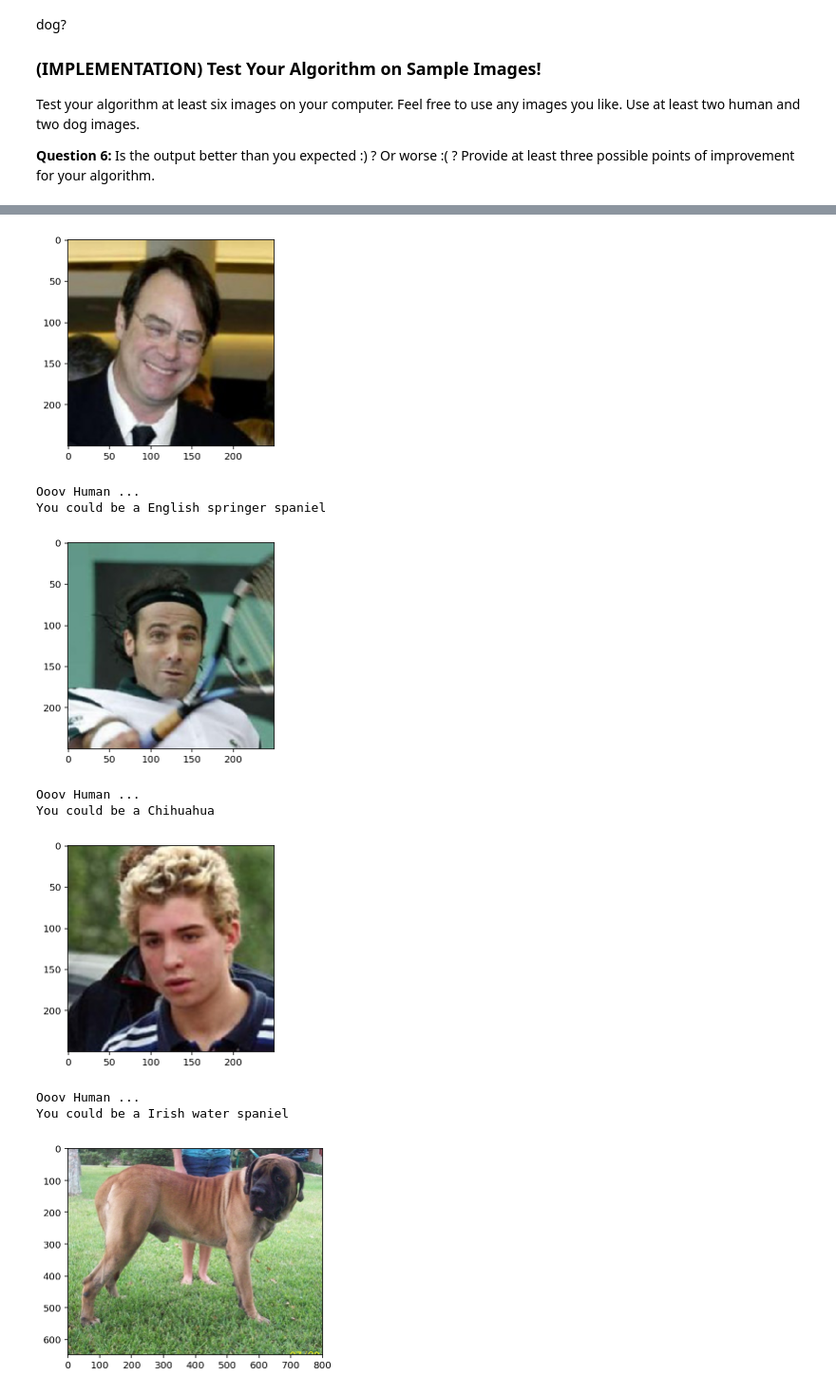
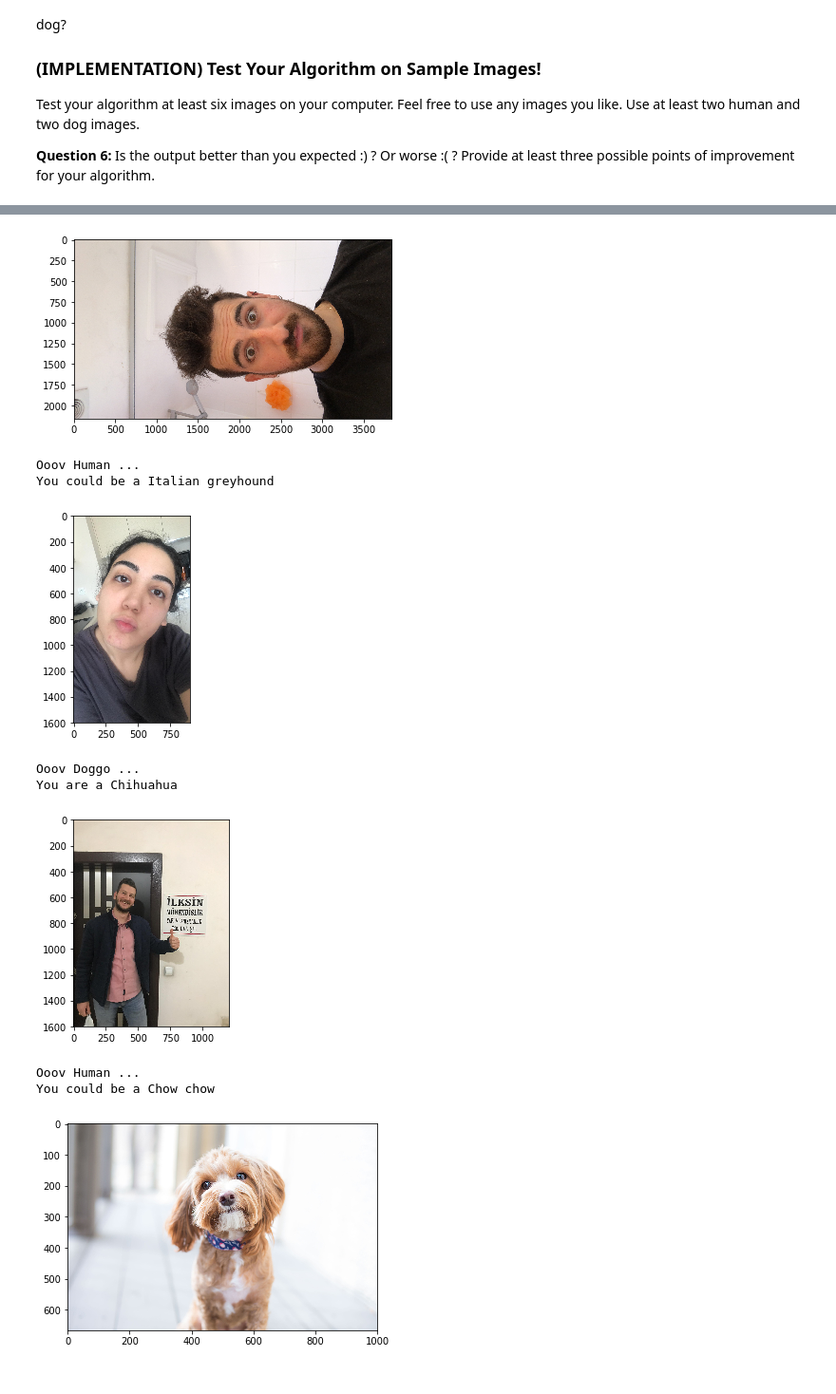
Before and after one commit to Smashroom/Portfolio, a Jupyter notebook: DeepLearningNanodegreeProgram/Dog_Breed_Classifier/dog_app.ipynb, the cells around one changed output, grey strips where cells are left out. Shown at 95% size. Cells and saved outputs as stored; diff of their text form; code cells hidden in the pictures.

```diff
--- a/DeepLearningNanodegreeProgram/Dog_Breed_Classifier/dog_app.ipynb
+++ b/DeepLearningNanodegreeProgram/Dog_Breed_Classifier/dog_app.ipynb
@@ -1096,0 +1101,11 @@ __Answer:__ (Three possible points for improvement)
+# %%
+import numpy as np
+from glob import glob
+
+# load filenames for human and dog images
+humaan_files = np.array(glob("example_image/human/*"))
+doggo_files = np.array(glob("example_image/dog/*"))
+
+# print number of images in each dataset
+print('There are %d total human images.' % len(humaan_files))
+print('There are %d total dog images.' % len(doggo_files))
@@ -1097,19 +1115,19 @@ __Answer:__ (Three possible points for improvement)
 # %%
 import matplotlib.pyplot as plt
 from PIL import Image
 
 ## suggested code, below
-for file in np.hstack((human_files[:3], dog_files[:3])):
+for file in np.hstack((humaan_files, doggo_files)):
     run_app(file, model_transfer)
 # %% [output]
-[figure, old version]
+[figure, new version]
 Ooov Human ...
-You could be a English springer spaniel
+You could be a Italian greyhound
-[figure, old version]
+[figure, new version]
-Ooov Human ...
-You could be a Chihuahua
+Ooov Doggo ...
+You are a Chihuahua
-[figure, old version]
+[figure, new version]
 Ooov Human ...
-You could be a Irish water spaniel
+You could be a Chow chow
-[figure, old version]
+[figure, new version]
 Ooov Doggo ...
```
Also changed, not shown: parts of 5 cells of this notebook, 1 other file.
